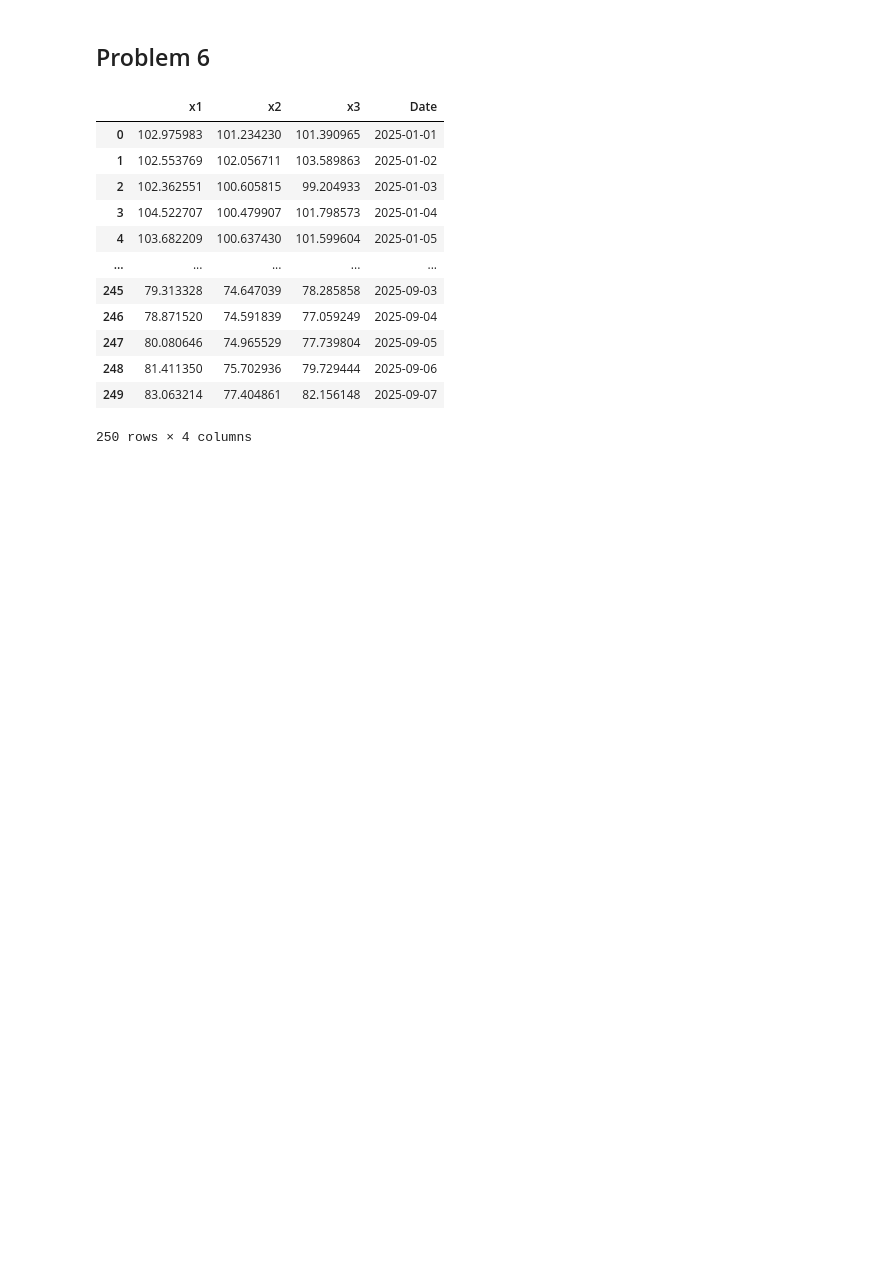
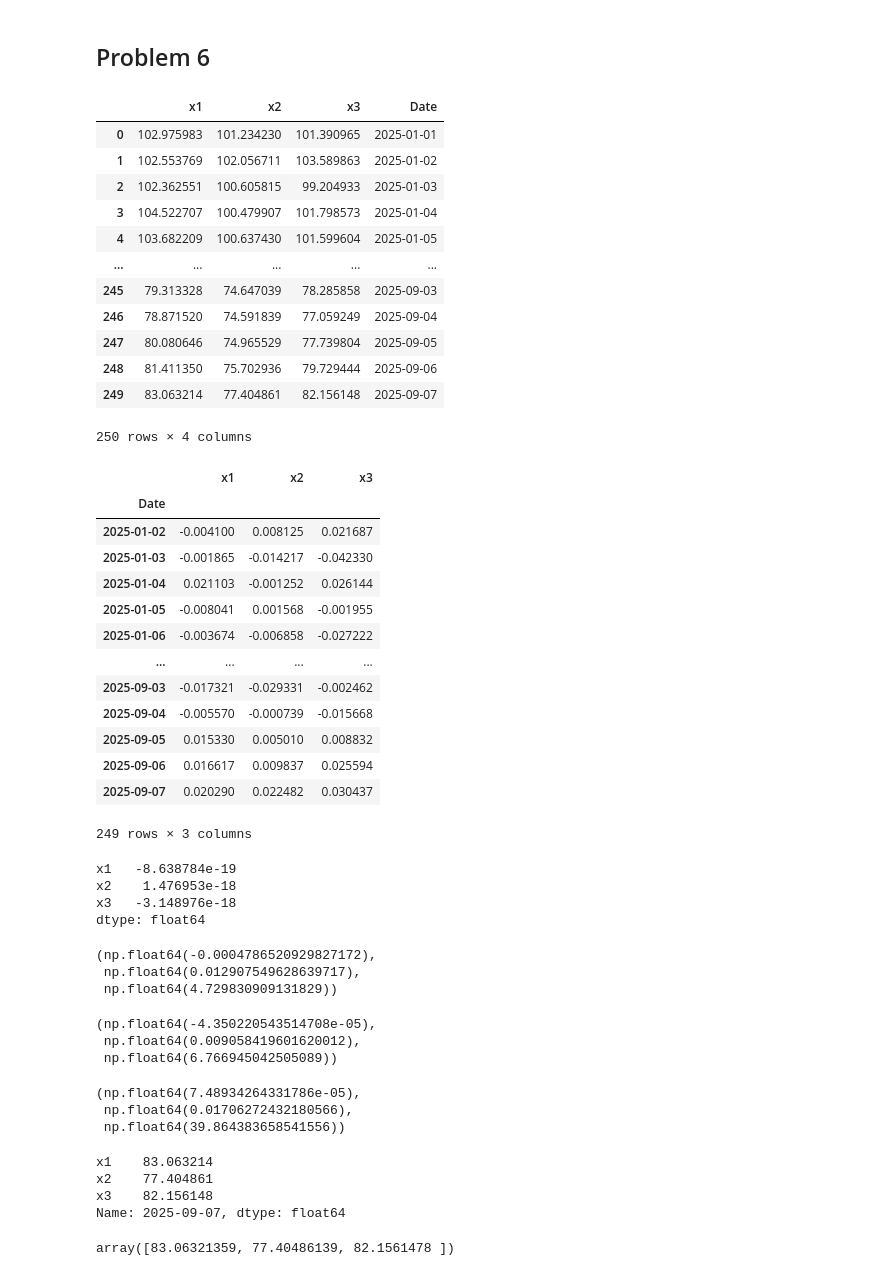
Before and after one commit to caelum24/FINTECH545, a Jupyter notebook: midterm.ipynb, the cells around one changed output. Drawn from its saved outputs; the diff is of its cells as text; code cells hidden in the pictures; blank space fills up the shorter version.

```diff
--- a/midterm.ipynb
+++ b/midterm.ipynb
@@ -129,7 +266,7 @@ data_5
 ## Problem 6
 # %%
 data_6 = pd.read_csv("problem6.csv")
-# c = data_6.set_index("Date")
+c = data_6.set_index("Date")
 # %%
 data_6
 # %% [output]
@@ -146,3 +283,30 @@ data_6
 | 248 | 81.411350 | 75.702936 | 79.729444 | 2025-09-06 |
 | 249 | 83.063214 | 77.404861 | 82.156148 | 2025-09-07 |
 250 rows × 4 columns
+# %%
+# returns
+returns = measurements.compute_returns(c, return_type = "arithmetic")
+returns
+# %% [output]
+|  | x1 | x2 | x3 |
+| Date |  |  |  |
+| 2025-01-02 | -0.004100 | 0.008125 | 0.021687 |
+| 2025-01-03 | -0.001865 | -0.014217 | -0.042330 |
+| 2025-01-04 | 0.021103 | -0.001252 | 0.026144 |
+| 2025-01-05 | -0.008041 | 0.001568 | -0.001955 |
+| 2025-01-06 | -0.003674 | -0.006858 | -0.027222 |
+| ... | ... | ... | ... |
+| 2025-09-03 | -0.017321 | -0.029331 | -0.002462 |
+| 2025-09-04 | -0.005570 | -0.000739 | -0.015668 |
+| 2025-09-05 | 0.015330 | 0.005010 | 0.008832 |
+| 2025-09-06 | 0.016617 | 0.009837 | 0.025594 |
+| 2025-09-07 | 0.020290 | 0.022482 | 0.030437 |
+249 rows × 3 columns
+# %%
+demeaned_returns = returns - returns.mean()
+demeaned_returns.mean()
+# %% [output]
+x1   -8.638784e-19
+x2    1.476953e-18
+x3   -3.148976e-18
+dtype: float64
@@ -148,0 +320,30 @@ data_6
+# %%
+mu1, sigma1, nu1
+# %% [output]
+(np.float64(-0.0004786520929827172),
+ np.float64(0.012907549628639717),
+ np.float64(4.729830909131829))
+# %%
+mu2, sigma2, nu2
+# %% [output]
+(np.float64(-4.350220543514708e-05),
+ np.float64(0.009058419601620012),
+ np.float64(6.766945042505089))
+# %%
+mu3, sigma3, nu3
+# %% [output]
+(np.float64(7.48934264331786e-05),
+ np.float64(0.01706272432180566),
+ np.float64(39.864383658541556))
+# %%
+c.iloc[-1]
+# %% [output]
+x1    83.063214
+x2    77.404861
+x3    82.156148
+Name: 2025-09-07, dtype: float64
+# %%
+prices = np.array(c.iloc[-1])
+prices
+# %% [output]
+array([83.06321359, 77.40486139, 82.1561478 ])
```
Also changed, not shown: parts of 32 cells of this notebook, 8 other files.
